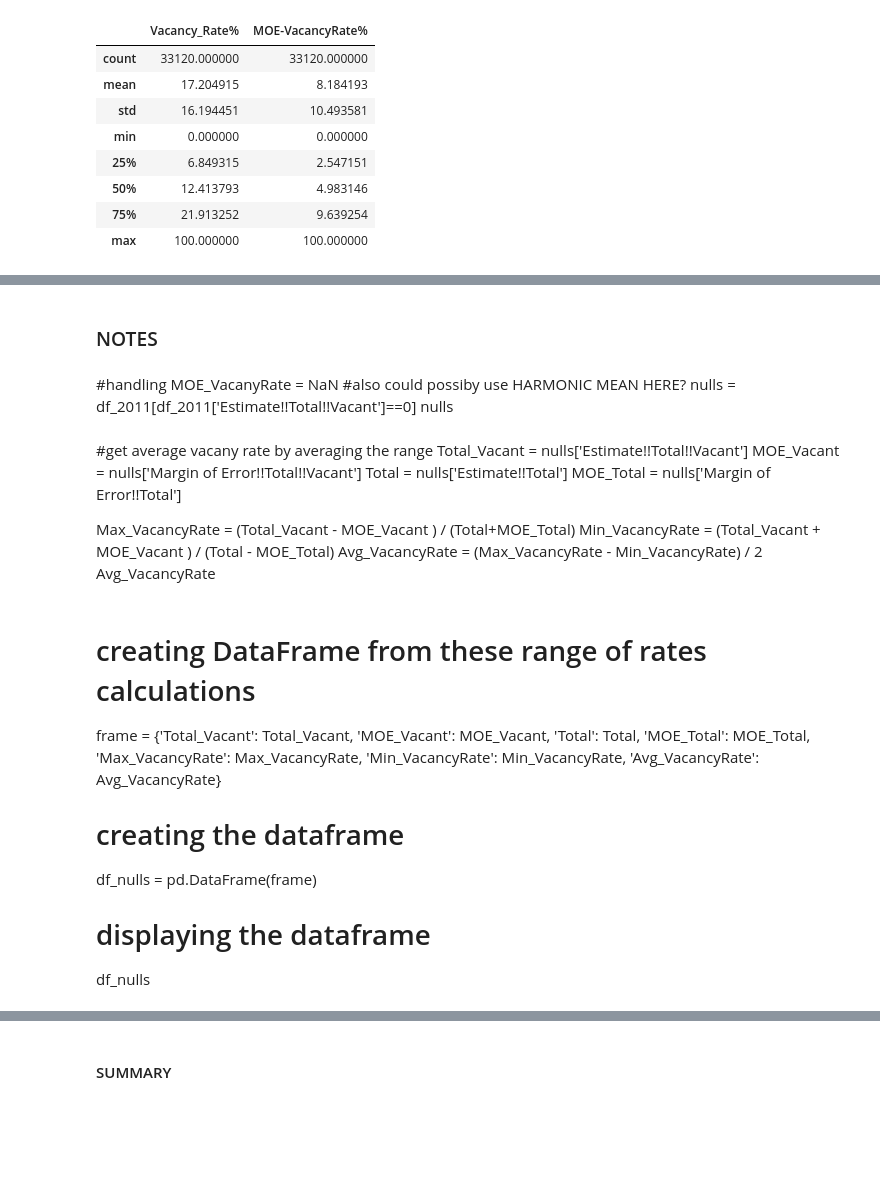
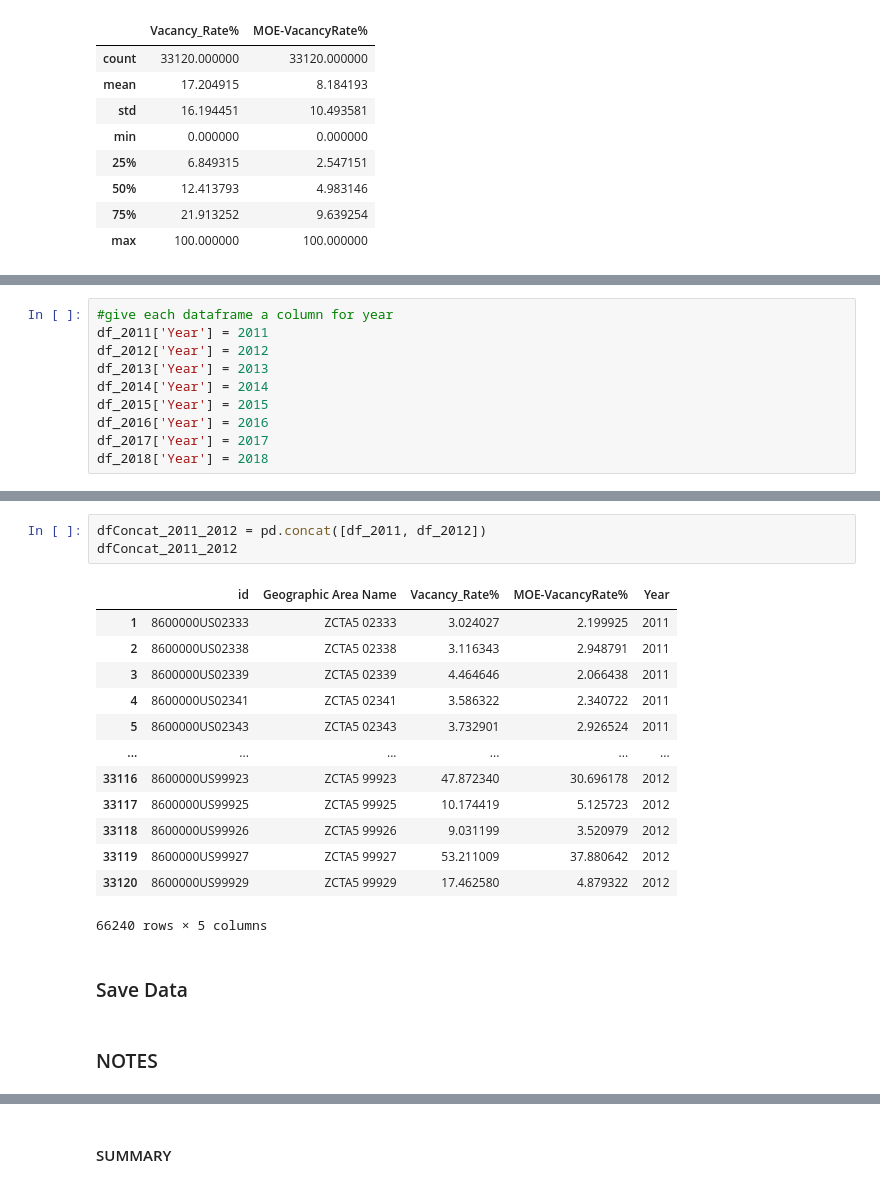
Before and after one commit to jjfrasca/Capstone_2, a Jupyter notebook: notebooks/2.0-jjf-initial-data-wrangling-zipcodeVacancy.ipynb, the cells around one changed output, grey strips where cells are left out. Cells and saved outputs as stored; diff of their text form; blank space fills up the shorter version.

Commit message:
wrangling zipcode, needs decide merge vs. concat

```diff
--- a/notebooks/2.0-jjf-initial-data-wrangling-zipcodeVacancy.ipynb
+++ b/notebooks/2.0-jjf-initial-data-wrangling-zipcodeVacancy.ipynb
@@ -293,0 +336,10 @@ SyntaxError: unexpected EOF while parsing (<ipython-input-24-9fb384fa6ec1>, line
+# %%
+#give each dataframe a column for year
+df_2011['Year'] = 2011
+df_2012['Year'] = 2012
+df_2013['Year'] = 2013
+df_2014['Year'] = 2014
+df_2015['Year'] = 2015
+df_2016['Year'] = 2016
+df_2017['Year'] = 2017
+df_2018['Year'] = 2018
@@ -300,28 +372,21 @@ SyntaxError: unexpected EOF while parsing (<ipython-input-24-9fb384fa6ec1>, line
+# %%
+dfConcat_2011_2012 = pd.concat([df_2011, df_2012])
+dfConcat_2011_2012
+# %% [output]
+|  | id | Geographic Area Name | Vacancy_Rate% | MOE-VacancyRate% | Year |
+| 1 | 8600000US02333 | ZCTA5 02333 | 3.024027 | 2.199925 | 2011 |
+| 2 | 8600000US02338 | ZCTA5 02338 | 3.116343 | 2.948791 | 2011 |
+| 3 | 8600000US02339 | ZCTA5 02339 | 4.464646 | 2.066438 | 2011 |
+| 4 | 8600000US02341 | ZCTA5 02341 | 3.586322 | 2.340722 | 2011 |
+| 5 | 8600000US02343 | ZCTA5 02343 | 3.732901 | 2.926524 | 2011 |
+| ... | ... | ... | ... | ... | ... |
+| 33116 | 8600000US99923 | ZCTA5 99923 | 47.872340 | 30.696178 | 2012 |
+| 33117 | 8600000US99925 | ZCTA5 99925 | 10.174419 | 5.125723 | 2012 |
+| 33118 | 8600000US99926 | ZCTA5 99926 | 9.031199 | 3.520979 | 2012 |
+| 33119 | 8600000US99927 | ZCTA5 99927 | 53.211009 | 37.880642 | 2012 |
+| 33120 | 8600000US99929 | ZCTA5 99929 | 17.462580 | 4.879322 | 2012 |
+66240 rows × 5 columns
+# %% [markdown]
+### Save Data
 # %% [markdown]
 ### NOTES
-# %% [markdown]
-#handling MOE_VacanyRate = NaN
-    #also could possiby use HARMONIC MEAN HERE?
-nulls = df_2011[df_2011['Estimate!!Total!!Vacant']==0]
-nulls
-# %% [markdown]
-#get average vacany rate by averaging the range
-Total_Vacant = nulls['Estimate!!Total!!Vacant']
-MOE_Vacant = nulls['Margin of Error!!Total!!Vacant']
-Total = nulls['Estimate!!Total']
-MOE_Total = nulls['Margin of Error!!Total']
-
-
-Max_VacancyRate = (Total_Vacant - MOE_Vacant ) / (Total+MOE_Total)
-Min_VacancyRate = (Total_Vacant + MOE_Vacant ) / (Total - MOE_Total)
-Avg_VacancyRate = (Max_VacancyRate - Min_VacancyRate) / 2
-Avg_VacancyRate
-# %% [markdown]
-# creating DataFrame from these range of rates calculations
-frame = {'Total_Vacant': Total_Vacant, 'MOE_Vacant': MOE_Vacant, 'Total': Total, 'MOE_Total': MOE_Total, 'Max_VacancyRate': Max_VacancyRate, 'Min_VacancyRate': Min_VacancyRate, 'Avg_VacancyRate': Avg_VacancyRate}
-
-# creating the dataframe
-df_nulls = pd.DataFrame(frame)
-
-# displaying the dataframe
-df_nulls
```
Also changed, not shown: parts of 19 cells of this notebook.
